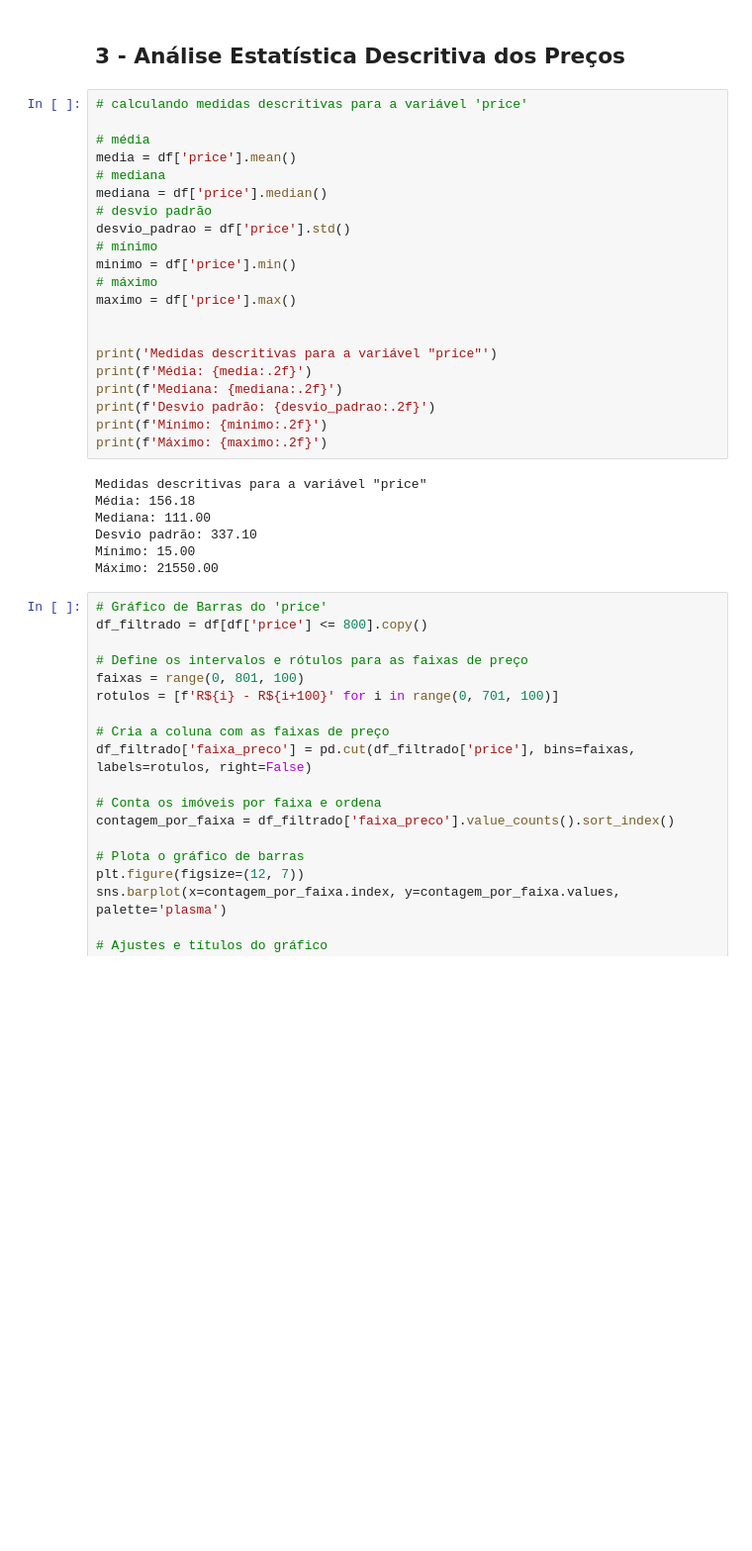
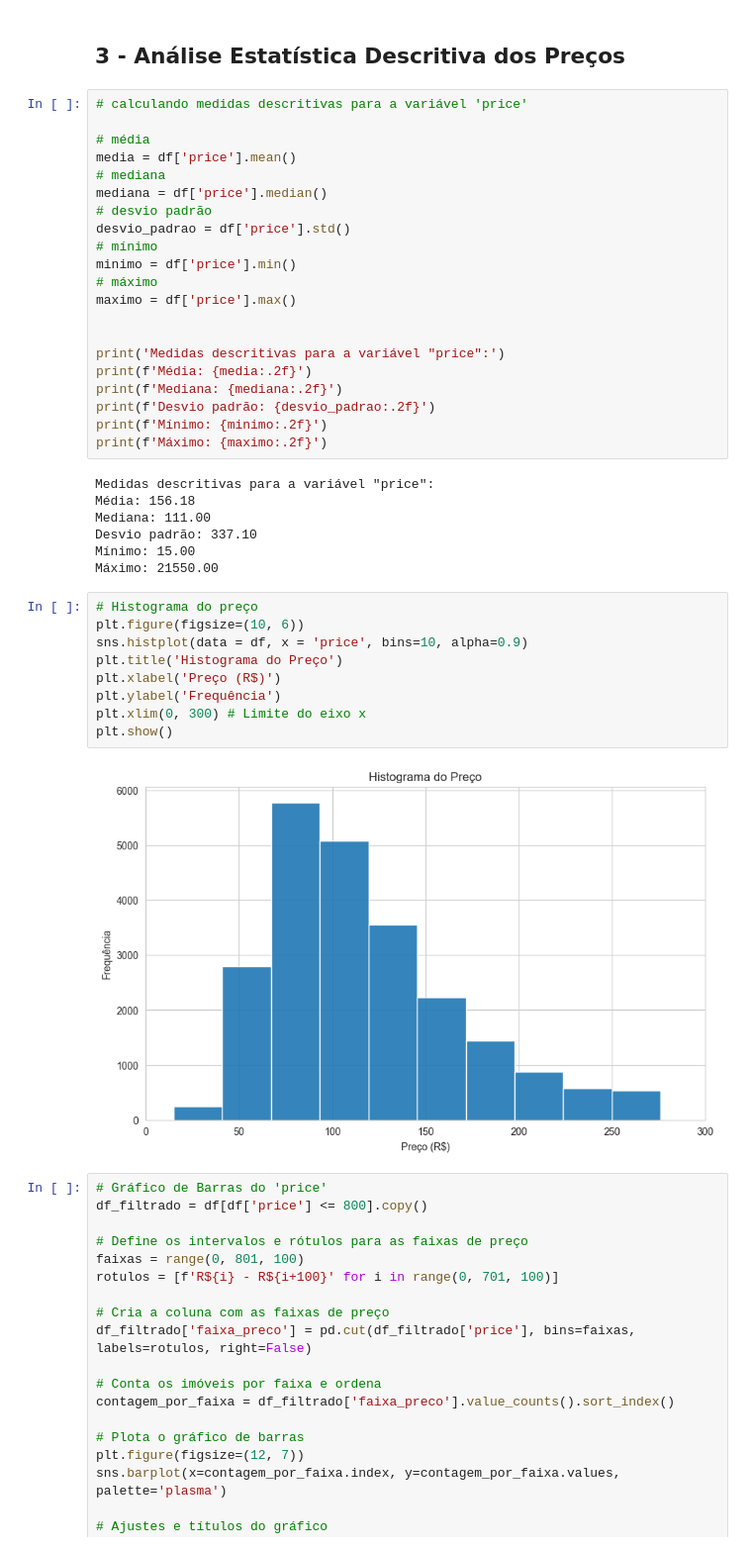
Before and after one commit to 242028904/CEE2, a Jupyter notebook: trabalho_final_aprt2.ipynb, the cells around one changed output. Shown at 99% size. Drawn from its saved outputs; the diff is of its cells as text; blank space fills up the shorter version.

```diff
--- a/trabalho_final_aprt2.ipynb
+++ b/trabalho_final_aprt2.ipynb
@@ -160,19 +141,30 @@ minimo = df['price'].min()
 maximo = df['price'].max()
 
 
-print('Medidas descritivas para a variável "price"')
+print('Medidas descritivas para a variável "price":')
 print(f'Média: {media:.2f}')
 print(f'Mediana: {mediana:.2f}')
 print(f'Desvio padrão: {desvio_padrao:.2f}')
 print(f'Mínimo: {minimo:.2f}')
 print(f'Máximo: {maximo:.2f}')
 # %% [output]
-Medidas descritivas para a variável "price"
+Medidas descritivas para a variável "price":
 Média: 156.18
 Mediana: 111.00
 Desvio padrão: 337.10
 Mínimo: 15.00
 Máximo: 21550.00
+# %%
+# Histograma do preço
+plt.figure(figsize=(10, 6))
+sns.histplot(data = df, x = 'price', bins=10, alpha=0.9)
+plt.title('Histograma do Preço')
+plt.xlabel('Preço (R$)')
+plt.ylabel('Frequência')
+plt.xlim(0, 300) # Limite do eixo x
+plt.show()
+# %% [output]
+[figure, added]
 # %%
 # Gráfico de Barras do 'price'
 df_filtrado = df[df['price'] <= 800].copy()
```
Also changed, not shown: parts of 29 cells of this notebook.
